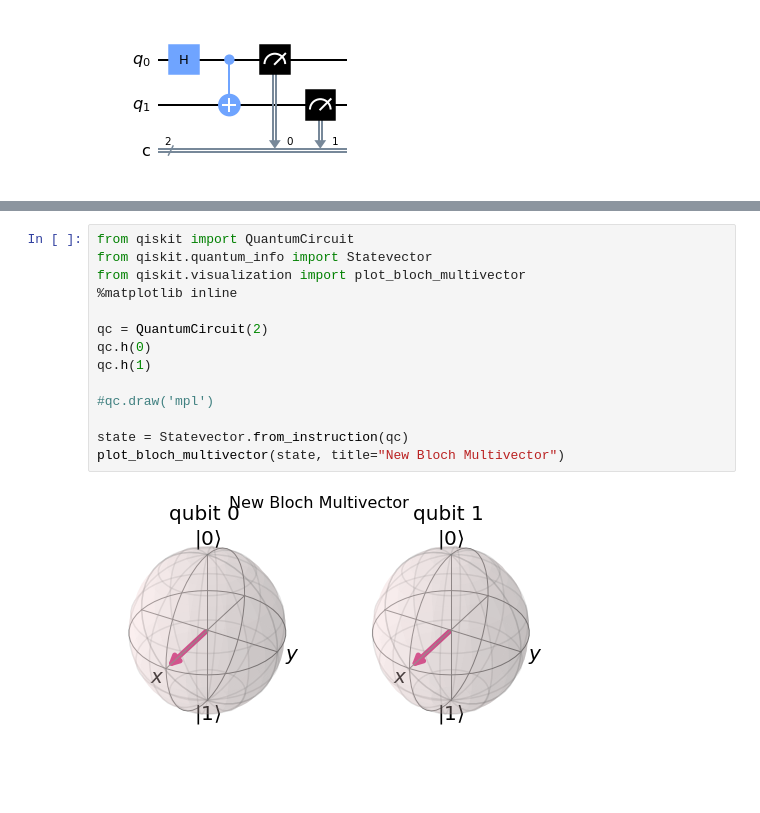
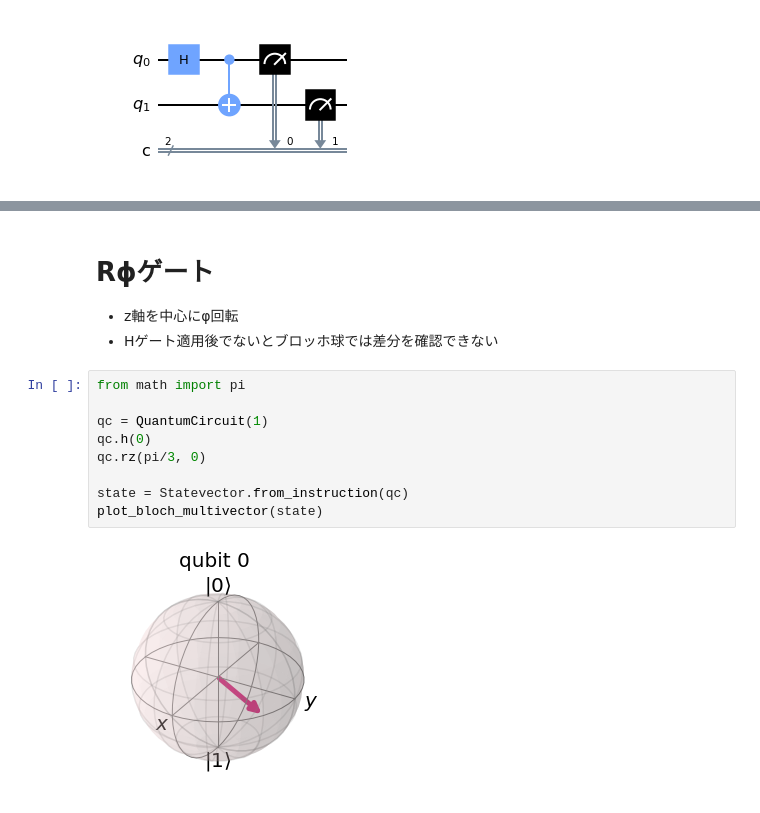
Before and after one commit to okn-yu/QC, a Jupyter notebook: Basic_Instructions.ipynb, the cells around one changed output, grey strips where cells are left out. Drawn from its saved outputs; the diff is of its cells as text; blank space fills up the shorter version.

```diff
--- a/Basic_Instructions.ipynb
+++ b/Basic_Instructions.ipynb
@@ -60,16 +168,15 @@ plot_histogram(counts)
+# %% [markdown]
+# Rϕゲート
+* z軸を中心にφ回転
+* Hゲート適用後でないとブロッホ球では差分を確認できない
 # %%
-from qiskit import QuantumCircuit
-from qiskit.quantum_info import Statevector
-from qiskit.visualization import plot_bloch_multivector
-%matplotlib inline
+from math import pi
 
-qc = QuantumCircuit(2)
+qc = QuantumCircuit(1)
 qc.h(0)
-qc.h(1)
-
-#qc.draw('mpl')
+qc.rz(pi/3, 0)
 
 state = Statevector.from_instruction(qc)
-plot_bloch_multivector(state, title="New Bloch Multivector")
+plot_bloch_multivector(state)
 # %% [output]
-[figure, old version]
+[figure, new version]
```
Also changed, not shown: parts of 23 cells of this notebook.
